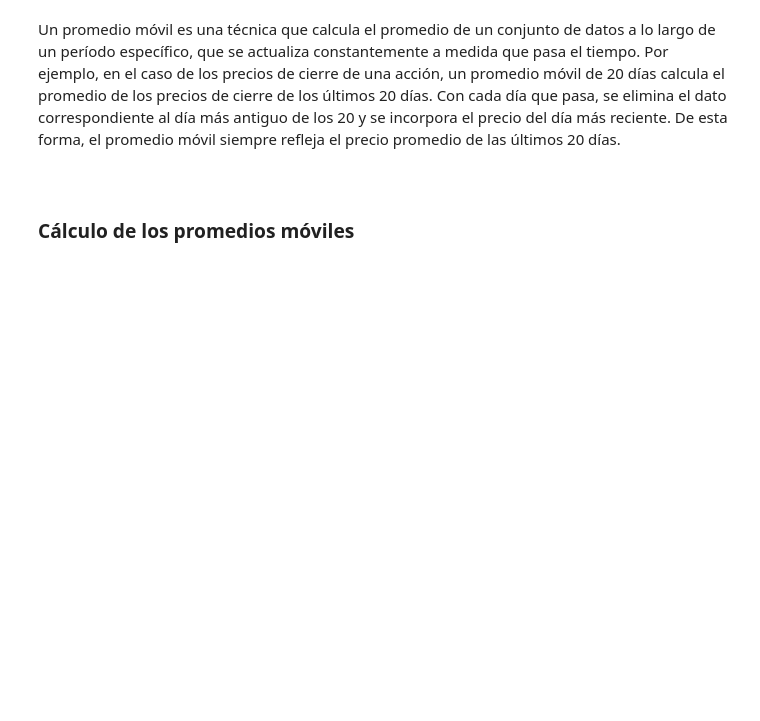
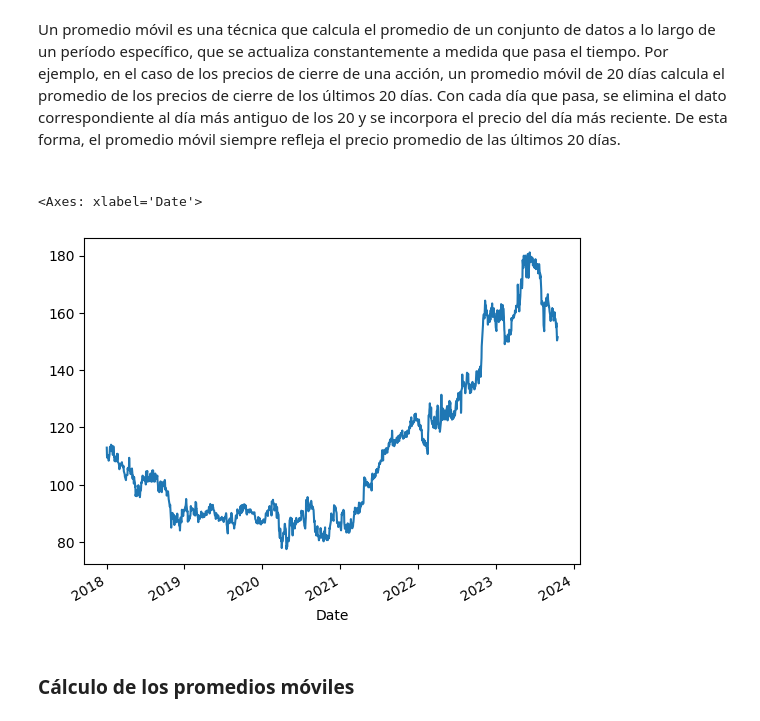
Before and after one commit to carlosdeoncedos/CienciaDatosFinanzas2023_09_martes, a Jupyter notebook: Sesion_6.ipynb, the cells around one changed output. Cells and saved outputs as stored; diff of their text form; code cells hidden in the pictures; blank space fills up the shorter version.

```diff
--- a/Sesion_6.ipynb
+++ b/Sesion_6.ipynb
@@ -271,6 +321,18 @@ df2
 ## Algoritmo Promedios Móviles
 # %% [markdown]
 Un promedio móvil es una técnica que calcula el promedio de un conjunto de datos a lo largo de un período específico, que se actualiza constantemente a medida que pasa el tiempo. Por ejemplo, en el caso de los precios de cierre de una acción, un promedio móvil de 20 días calcula el promedio de los precios de cierre de los últimos 20 días. Con cada día que pasa, se elimina el dato correspondiente al día más antiguo de los 20 y se incorpora el precio del día más reciente. De esta forma, el promedio móvil siempre refleja el precio promedio de las últimos 20 días.<br><br>
+# %%
+accion = 'ac.mx'
+pm1 = 21
+pm2 = 50
+# %%
+df = hf.precios(accion, '2018-01-01', '2023-10-17')
+df.dropna(inplace=True)
+# %%
+df['Adj Close'].plot()
+# %% [output]
+<Axes: xlabel='Date'>
+[figure, added]
 # %% [markdown]
 ### Cálculo de los promedios móviles
 # %% [markdown]
```
Also changed, not shown: parts of 39 cells of this notebook.
